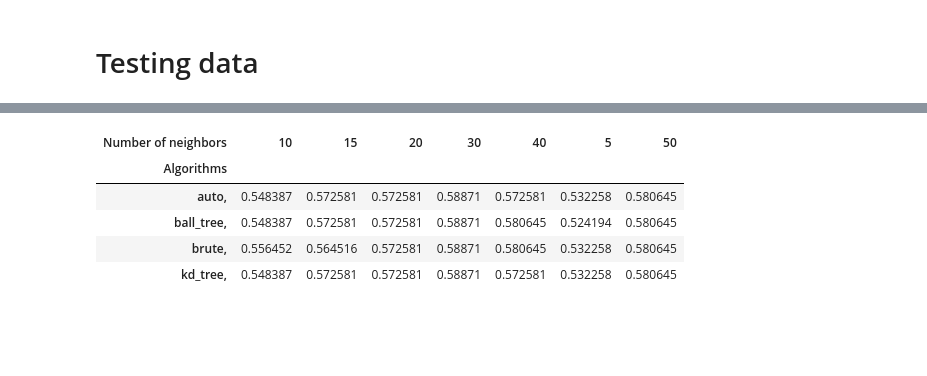
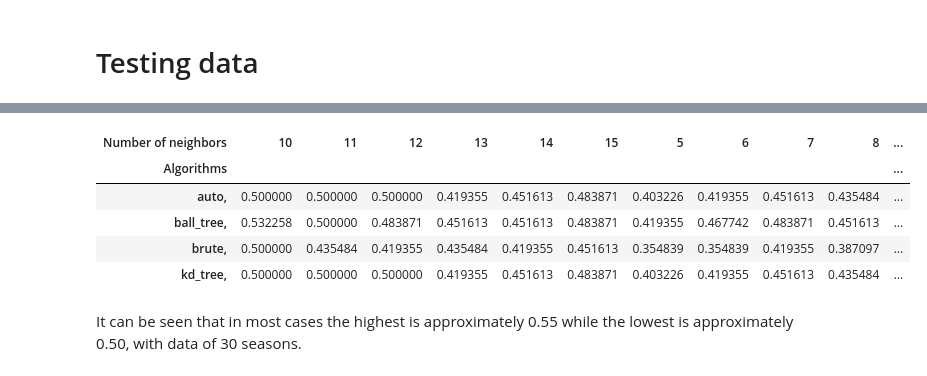
Before and after one commit to alexfulleda98/la-quiniela, a Jupyter notebook: analysis/ModelAnalysis.ipynb, the cells around one changed output, grey strips where cells are left out. Cells and saved outputs as stored; diff of their text form; code cells hidden in the pictures; blank space fills up the shorter version.

Commit message:
Add final Model Analysis report

```diff
--- a/analysis/ModelAnalysis.ipynb
+++ b/analysis/ModelAnalysis.ipynb
@@ -156,0 +218,9 @@ y_test = test_df.results
+# %%
+#30 YRS AND TEST SEASON 21-22
+col_names = ["rank_diff", "goal_diff", "home_team", "away_team"]
+
+x_train_1 = train_df_30[col_names].dropna()
+y_train_1 = train_df_30.results
+
+x_test_1 = test_df_1[col_names]
+y_test_1 = test_df_1.results
@@ -157,13 +256,14 @@ y_test = test_df.results
 # %%
-model_results = {}
+#CASE 1
+model_results_1 = {}
 for weight in ["uniform", "distance"]:
     for algorithm in ["auto", "ball_tree", "kd_tree", "brute"]:
         for n_neighbors in [5,6,7,8,9,10,11,12,13,14,15]:
             # we create an instance of Neighbours Classifier and fit the data.
             clf = neighbors.KNeighborsClassifier(n_neighbors, weights=weight, algorithm=algorithm)
-            clf.fit(x_train, y_train)
-            model_results[f"{weight}, {algorithm}, {n_neighbors}"] = clf.score(x_test, y_test)
+            clf.fit(x_train_1, y_train_1)
+            model_results_1[f"{weight}, {algorithm}, {n_neighbors}"] = clf.score(x_test_1, y_test_1)
 
-sorted_models = dict(sorted(model_results.items(), key=lambda item: item[1], reverse = True))
-print(sorted_models)
+sorted_models_1 = dict(sorted(model_results_1.items(), key=lambda item: item[1], reverse = True))
+print(sorted_models_1)
 # %% [output]
@@ -259,0 +454,7 @@ Precision: 0.5645161290322581
+# %%
+# CASE 1
+df = pd.DataFrame([[key, sorted_models_1[key]] for key in sorted_models_1.keys()], columns=['Grup', 'Accuracy'])
+acc_df = df['Grup'].str.split(expand = True)
+acc_df.columns =['Weight', 'Algorithm', 'Neighbors']
+accuracy_df = pd.concat([acc_df, df['Accuracy']], axis=1)
+accuracy_df
@@ -260,9 +475,10 @@ Precision: 0.5645161290322581
 # %%
+#CASE 1: WEIGHT UNIFORM
 def Accuracy_table(Weight):
 
     acc_df = accuracy_df[accuracy_df.Weight == Weight]
 
-    table = pd.crosstab(accuracy_df.Algorithm, accuracy_df.Neighbors, rownames=['Algorithms'], colnames=['Number of neighbors'], values=accuracy_df.accuracy, aggfunc='first')
+    table = pd.crosstab(accuracy_df.Algorithm, accuracy_df.Neighbors, rownames=['Algorithms'], colnames=['Number of neighbors'], values=accuracy_df.Accuracy, aggfunc='first')
 
     return table
 Accuracy_table('uniform,')
@@ -271,15 +492,18 @@ NameError: name 'accuracy_df' is not defined
 # %%
+#CASE 1: WEIGHT DISTANCE
 def Accuracy_table(Weight):
 
     acc_df = accuracy_df[accuracy_df.Weight == Weight]
-    table = pd.crosstab(accuracy_df.Algorithm, accuracy_df.Neighbors, rownames=['Algorithms'], colnames=['Number of neighbors'], values=accuracy_df.accuracy, aggfunc='first')
+    table = pd.crosstab(accuracy_df.Algorithm, accuracy_df.Neighbors, rownames=['Algorithms'], colnames=['Number of neighbors'], values=accuracy_df.Accuracy, aggfunc='first')
 
     return table
 Accuracy_table('distance,')
 # %% [output]
-| Number of neighbors | 10 | 15 | 20 | 30 | 40 | 5 | 50 |
-| Algorithms |  |  |  |  |  |  |  |
-| auto, | 0.548387 | 0.572581 | 0.572581 | 0.58871 | 0.572581 | 0.532258 | 0.580645 |
-| ball_tree, | 0.548387 | 0.572581 | 0.572581 | 0.58871 | 0.580645 | 0.524194 | 0.580645 |
-| brute, | 0.556452 | 0.564516 | 0.572581 | 0.58871 | 0.580645 | 0.532258 | 0.580645 |
-| kd_tree, | 0.548387 | 0.572581 | 0.572581 | 0.58871 | 0.572581 | 0.532258 | 0.580645 |
+| Number of neighbors | 10 | 11 | 12 | 13 | 14 | 15 | 5 | 6 | 7 | 8 | ... |
+| Algorithms |  |  |  |  |  |  |  |  |  |  | ... |
+| auto, | 0.500000 | 0.500000 | 0.500000 | 0.419355 | 0.451613 | 0.483871 | 0.403226 | 0.419355 | 0.451613 | 0.435484 | ... |
+| ball_tree, | 0.532258 | 0.500000 | 0.483871 | 0.451613 | 0.451613 | 0.483871 | 0.419355 | 0.467742 | 0.483871 | 0.451613 | ... |
+| brute, | 0.500000 | 0.435484 | 0.419355 | 0.435484 | 0.419355 | 0.451613 | 0.354839 | 0.354839 | 0.419355 | 0.387097 | ... |
+| kd_tree, | 0.500000 | 0.500000 | 0.500000 | 0.419355 | 0.451613 | 0.483871 | 0.403226 | 0.419355 | 0.451613 | 0.435484 | ... |
+# %% [markdown]
+It can be seen that in most cases the highest is approximately 0.55 while the lowest is approximately 0.50, with data of 30 seasons.
```
Also changed, not shown: parts of 33 cells of this notebook, 2 other files.
